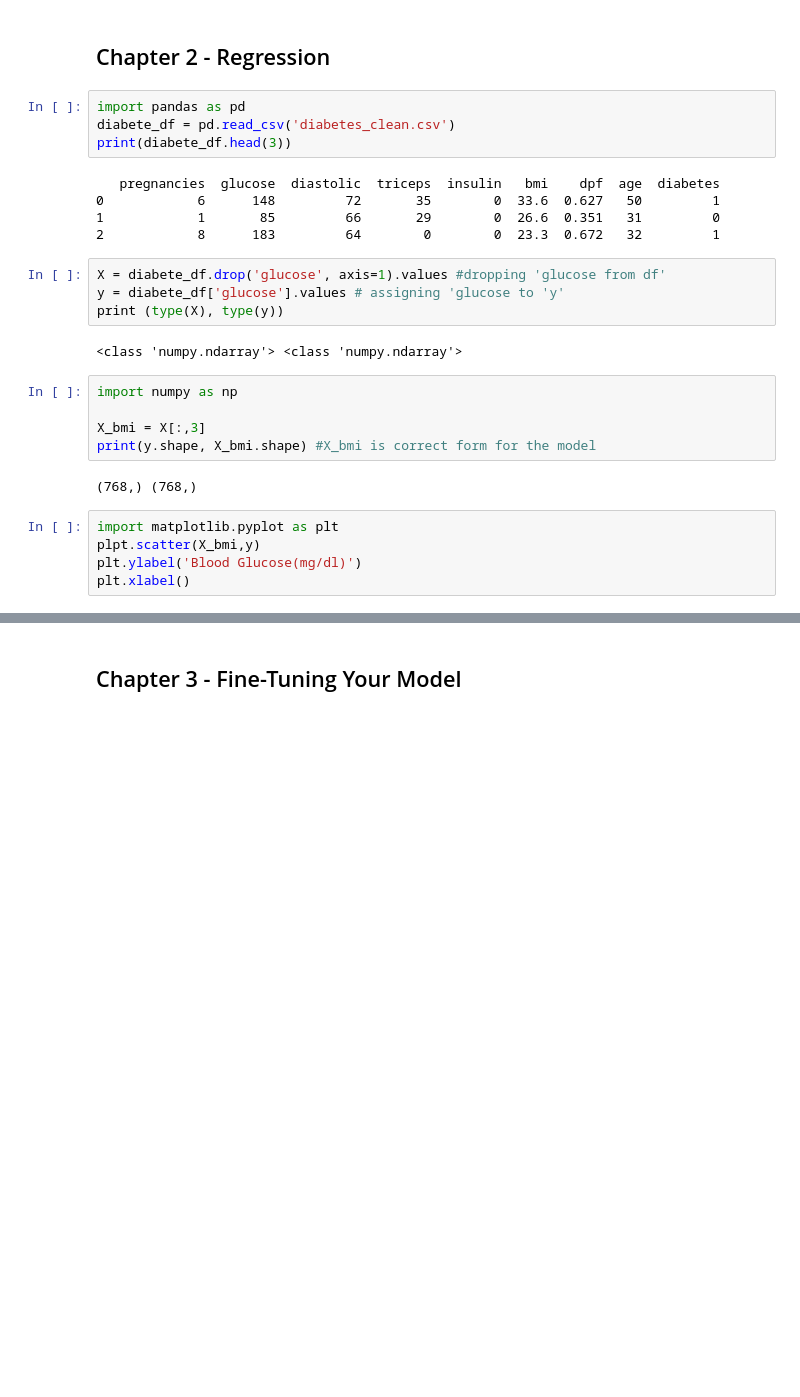
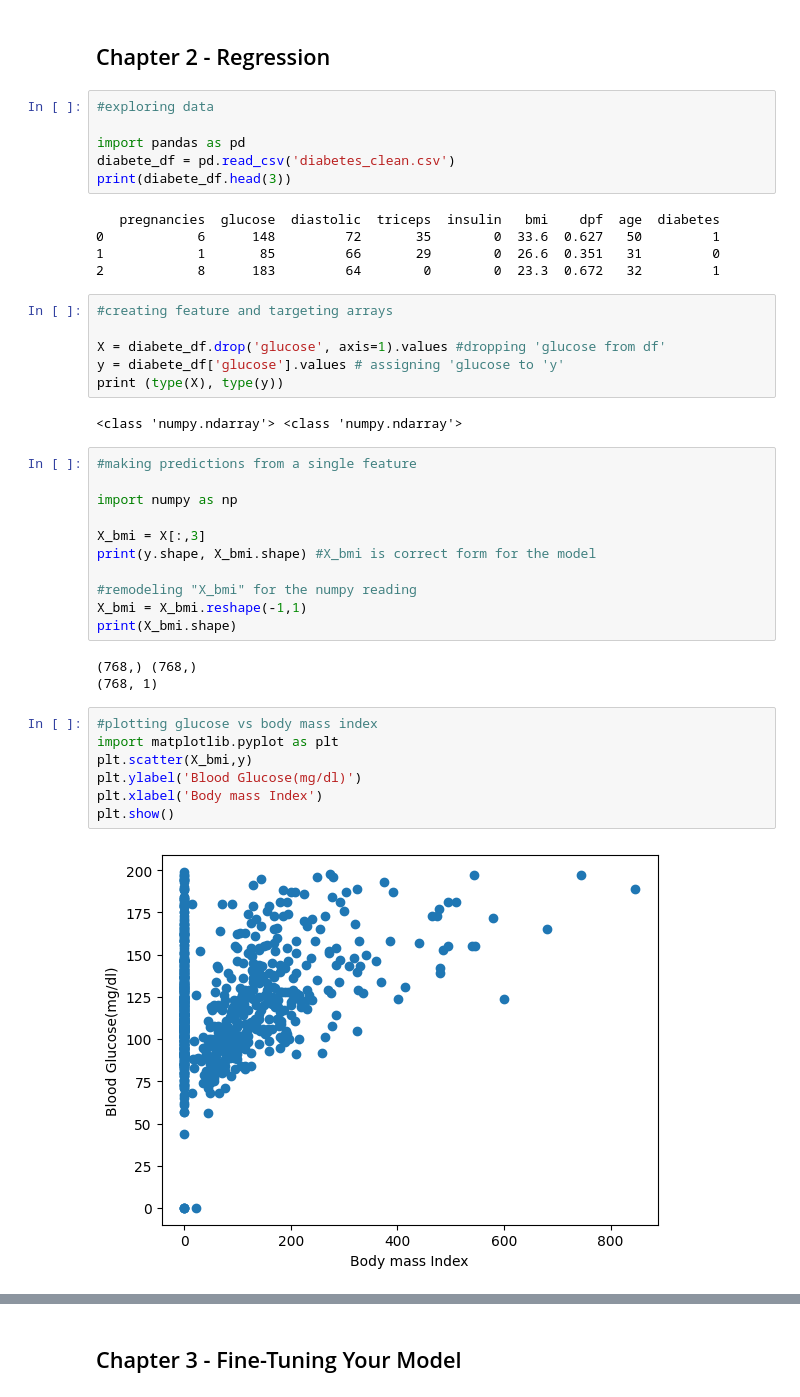
Before and after one commit to yeisonmontoya1815/Course-Machine-Learning-Python, a Jupyter notebook: 12. Supervised Learning with scikit-learn/12. Sup_L_scikit.ipynb, the cells around one changed output, grey strips where cells are left out. Drawn from its saved outputs; the diff is of its cells as text; blank space fills up the shorter version.

```diff
--- a/12. Supervised Learning with scikit-learn/12. Sup_L_scikit.ipynb
+++ b/12. Supervised Learning with scikit-learn/12. Sup_L_scikit.ipynb
@@ -145,6 +147,8 @@ plt.show()
 # %% [markdown]
 ## Chapter 2 - Regression
 # %%
+#exploring data
+
 import pandas as pd
 diabete_df = pd.read_csv('diabetes_clean.csv')
 print(diabete_df.head(3))
@@ -154,20 +158,33 @@ print(diabete_df.head(3))
 1            1       85         66       29        0  26.6  0.351   31         0
 2            8      183         64        0        0  23.3  0.672   32         1
 # %%
+#creating feature and targeting arrays
+
 X = diabete_df.drop('glucose', axis=1).values #dropping 'glucose from df'
 y = diabete_df['glucose'].values # assigning 'glucose to 'y'
 print (type(X), type(y))
 # %% [output]
 <class 'numpy.ndarray'> <class 'numpy.ndarray'>
 # %%
+#making predictions from a single feature
+
 import numpy as np
 
 X_bmi = X[:,3]
 print(y.shape, X_bmi.shape) #X_bmi is correct form for the model
+
+#remodeling "X_bmi" for the numpy reading
+X_bmi = X_bmi.reshape(-1,1)
+print(X_bmi.shape)
 # %% [output]
 (768,) (768,)
+(768, 1)
 # %%
+#plotting glucose vs body mass index
 import matplotlib.pyplot as plt
-plpt.scatter(X_bmi,y)
+plt.scatter(X_bmi,y)
 plt.ylabel('Blood Glucose(mg/dl)')
-plt.xlabel()
+plt.xlabel('Body mass Index')
+plt.show()
+# %% [output]
+[figure, added]
```
Also changed, not shown: parts of 17 cells of this notebook, 1 other file.
